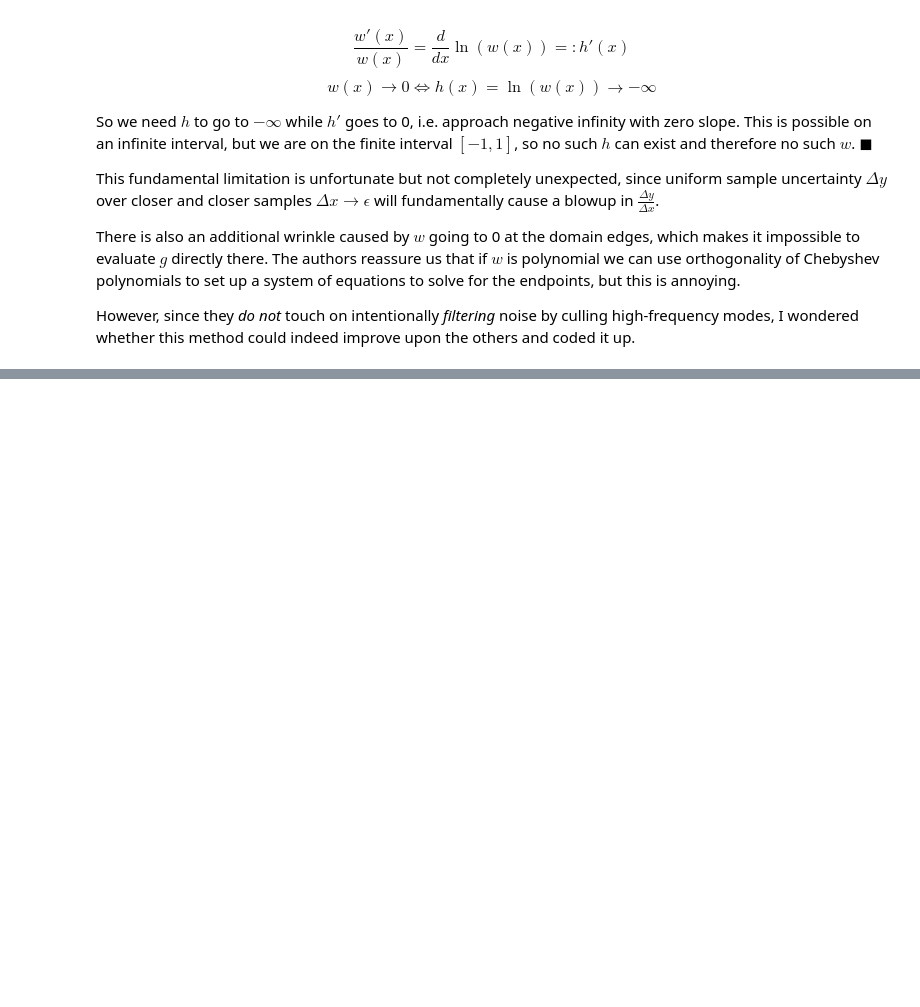
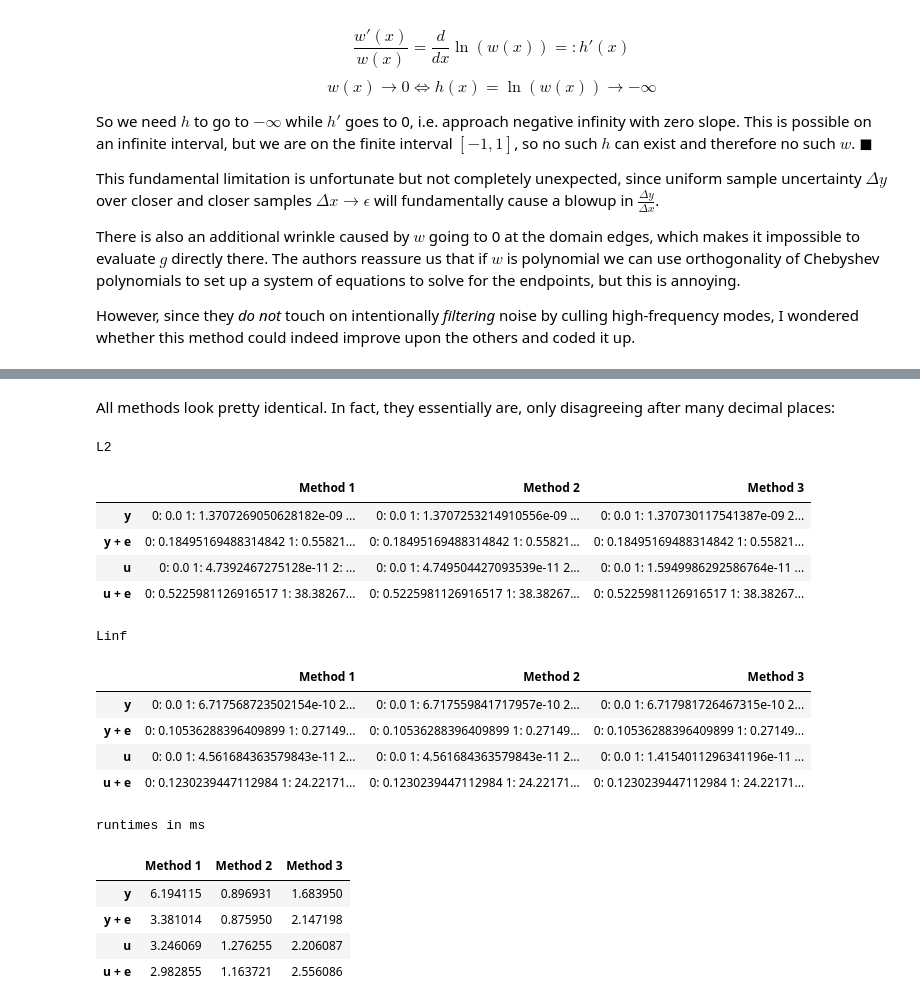
Before and after one commit to pavelkomarov/spectral-derivatives, a Jupyter notebook: notebooks/alternative_chebyshev_derivative_methods.ipynb, the cells around one changed output, grey strips where cells are left out. Cells and saved outputs as stored; diff of their text form; code cells hidden in the pictures; blank space fills up the shorter version.

```diff
--- a/notebooks/alternative_chebyshev_derivative_methods.ipynb
+++ b/notebooks/alternative_chebyshev_derivative_methods.ipynb
@@ -137,0 +184,17 @@ For an explanation see the [series-to-series differentation](https://github.com/
+# %%
+N = 20
+x_n = np.cos(np.arange(N+1) * np.pi / N)
+y_n = y(x_n)
+dy_n = dy(x_n)
+
+Y_k = dct(y_n, 1)
+weights = np.ones(N+1)*N; weights[0] *= 2; weights[N] *= 2 # for converting between Chebyshev and DCT coefficients
+cheb = Chebyshev(Y_k / weights)
+dcheb = cheb.deriv() # This class' deriv function calls chebder, works in O(N)
+dY_k = np.concatenate((dcheb.coef, [0])) * weights # The derivative loses a coefficient; add back to keep N+1 points
+dy_n_dct = dct(dY_k, 1)/(2*N)
+
+print("reconstruction L2 error of y when using chebval:", np.linalg.norm(y_n - cheb(x_n)))
+print("reconstruction L2 error of y when using DCT-I:\t", np.linalg.norm(y_n - dct(Y_k, 1)/(2*N)))
+print("L2 error of dy when using chebval:\t\t", np.linalg.norm(dy_n - dcheb(x_n)))
+print("L2 error of dy when using DCT-I to evaluate:\t", np.linalg.norm(dy_n - dy_n_dct))
@@ -303,0 +377,25 @@ d(u(x_n), filter=None)#lambda k: np.abs(k) < cutoff)
+# %% [markdown]
+All methods look pretty identical. In fact, they essentially are, only disagreeing after many decimal places:
+# %%
+display(HTML(L2_results.style.set_caption("L2").set_properties(**{'text-align': 'left'}).to_html(escape=False)))
+display(HTML(Linf_results.style.set_caption("Linf").set_properties(**{'text-align': 'left'}).to_html(escape=False)))
+display(HTML(runtimes.style.set_caption("runtimes in ms").set_properties(**{'text-align': 'left'}).to_html(escape=False)))
+# %% [output]
+L2
+|  | Method 1 | Method 2 | Method 3 |
+| y | 0: 0.0 1: 1.3707269050628182e-09 ... | 0: 0.0 1: 1.3707253214910556e-09 ... | 0: 0.0 1: 1.370730117541387e-09 2... |
+| y + e | 0: 0.18495169488314842 1: 0.55821... | 0: 0.18495169488314842 1: 0.55821... | 0: 0.18495169488314842 1: 0.55821... |
+| u | 0: 0.0 1: 4.7392467275128e-11 2: ... | 0: 0.0 1: 4.749504427093539e-11 2... | 0: 0.0 1: 1.5949986292586764e-11 ... |
+| u + e | 0: 0.5225981126916517 1: 38.38267... | 0: 0.5225981126916517 1: 38.38267... | 0: 0.5225981126916517 1: 38.38267... |
+Linf
+|  | Method 1 | Method 2 | Method 3 |
+| y | 0: 0.0 1: 6.717568723502154e-10 2... | 0: 0.0 1: 6.717559841717957e-10 2... | 0: 0.0 1: 6.717981726467315e-10 2... |
+| y + e | 0: 0.10536288396409899 1: 0.27149... | 0: 0.10536288396409899 1: 0.27149... | 0: 0.10536288396409899 1: 0.27149... |
+| u | 0: 0.0 1: 4.561684363579843e-11 2... | 0: 0.0 1: 4.561684363579843e-11 2... | 0: 0.0 1: 1.4154011296341196e-11 ... |
+| u + e | 0: 0.1230239447112984 1: 24.22171... | 0: 0.1230239447112984 1: 24.22171... | 0: 0.1230239447112984 1: 24.22171... |
+runtimes in ms
+|  | Method 1 | Method 2 | Method 3 |
+| y | 6.194115 | 0.896931 | 1.683950 |
+| y + e | 3.381014 | 0.875950 | 2.147198 |
+| u | 3.246069 | 1.276255 | 2.206087 |
+| u + e | 2.982855 | 1.163721 | 2.556086 |
```
Also changed, not shown: parts of 15 cells of this notebook, 2 other files.
